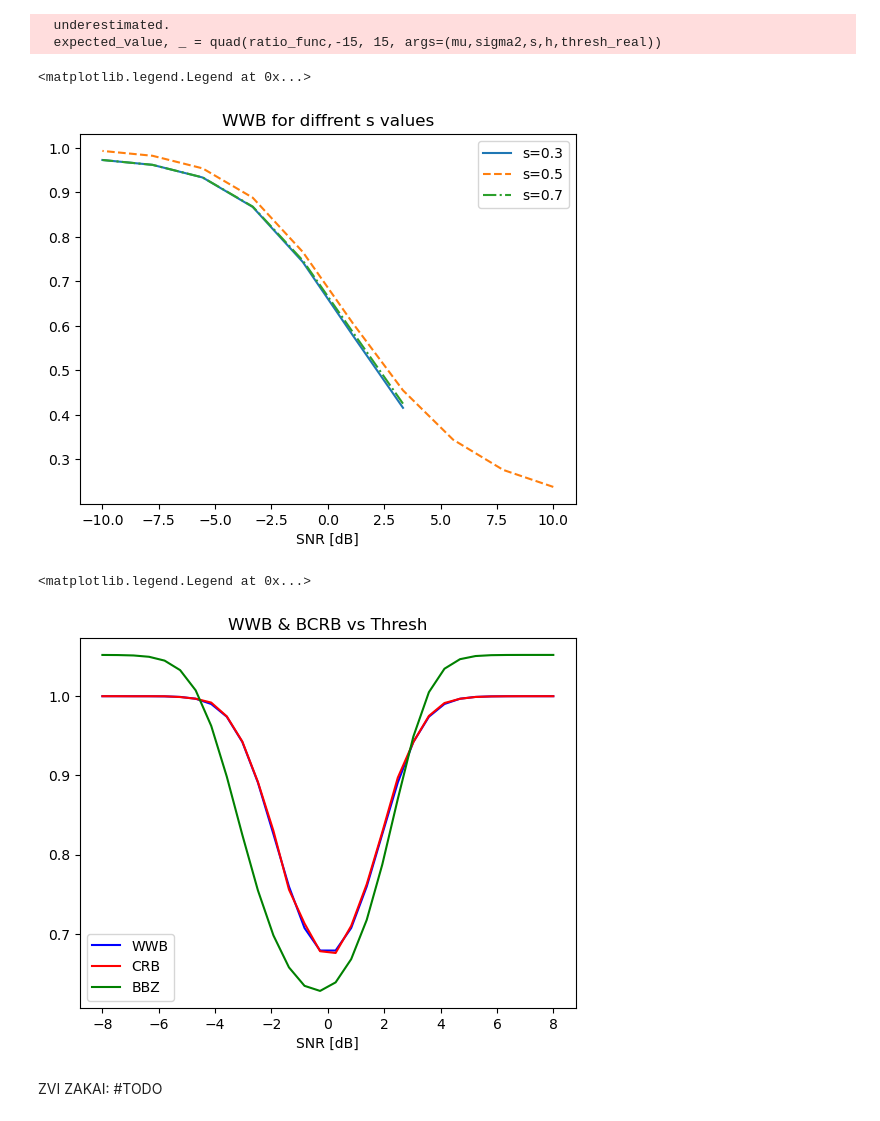
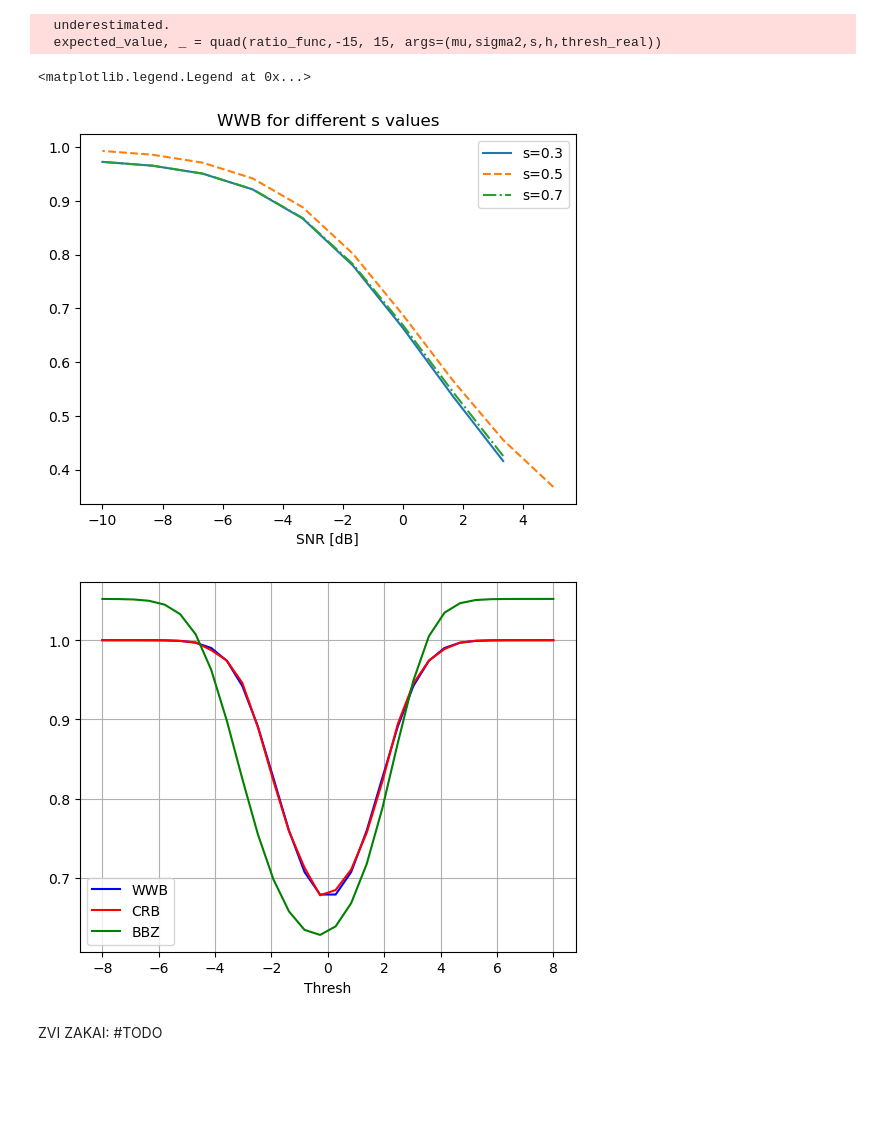
Before and after one commit to mazyaniv/Channel_Estimation, a Jupyter notebook: BOUNDS.ipynb, the cells around one changed output. Cells and saved outputs as stored; diff of their text form; code cells hidden in the pictures; blank space fills up the shorter version.

```diff
--- a/BOUNDS.ipynb
+++ b/BOUNDS.ipynb
@@ -149,9 +149,8 @@ plt.legend()
 # %%
-sigma_space_new = np.logspace(-1,1,10)
 s= [0.3,0.5,0.7]
 h= 0.5
 mu3=0
-sigma_space_new = np.logspace(-1, 1, 10)
+sigma_space_new = np.logspace(-0.5, 1, 10)
 WWS1 = [WWS(s[0],sigma_space_new[i],s[0],h) for i in range(len(sigma_space_new))]
 WWS2 = [WWS(s[1],sigma_space_new[i],s[1],h) for i in range(len(sigma_space_new))]
 WWS3 = [WWS(s[2],sigma_space_new[i],s[2],h) for i in range(len(sigma_space_new))]
@@ -161,34 +160,33 @@ plt.plot(10*np.log10(1/sigma_space_new), WWS1, linestyle = "-", label = f"s={s[0
 plt.plot(10*np.log10(1/sigma_space_new), WWS2, linestyle = "--", label = f"s={s[1]}")
 plt.plot(10*np.log10(1/sigma_space_new), WWS3, linestyle = "-.", label = f"s={s[2]}")
 
-plt.title("WWB for diffrent s values")
+plt.title("WWB for different s values")
 plt.xlabel("SNR [dB]")
 plt.legend()
 # %% [output]
   underestimated.
   expected_value, _ = quad(ratio_func,-15, 15, args=(mu,sigma2,s,h,thresh_real))
 <matplotlib.legend.Legend at 0x...>
-[figure, old version]
+[figure, new version]
 # %%
 s= 0.5
 h= 0.1
 my_sigma = 1 #Thresh = Thresh/sigma
 thresh_space = np.linspace(-8,8,30)
 WWS1 = [WWS(0,my_sigma,s,h,thresh_space[i]) for i in range(len(thresh_space))]
 CRB1 = [CRB(0,my_sigma,thresh_space[i]) for i in range(len(thresh_space))]
 BBZ1 = [BBZ(mu1,my_sigma,h2,thresh_space[i]) for i in range(len(thresh_space))]
 # CRB1 = [CRB(mu_crb,0.5*thresh_space[i],thresh_space[i]) for i in range(len(thresh_space))]
 
 plt.figure()
 plt.plot(thresh_space, WWS1, color = "blue", label = "WWB")
 plt.plot(thresh_space, CRB1, color = "red", label = "CRB")
 plt.plot(thresh_space, BBZ1, color = "green", label = "BBZ")
-plt.title("WWB & BCRB vs Thresh")
-plt.xlabel("SNR [dB]")
+plt.xlabel("Thresh")
 plt.legend()
+plt.grid()
 # %% [output]
-<matplotlib.legend.Legend at 0x...>
-[figure, old version]
+[figure, new version]
 # %% [markdown]
 ZVI ZAKAI: #TODO
 # %%
```
Also changed, not shown: parts of 2 cells of this notebook, 1 other file.
